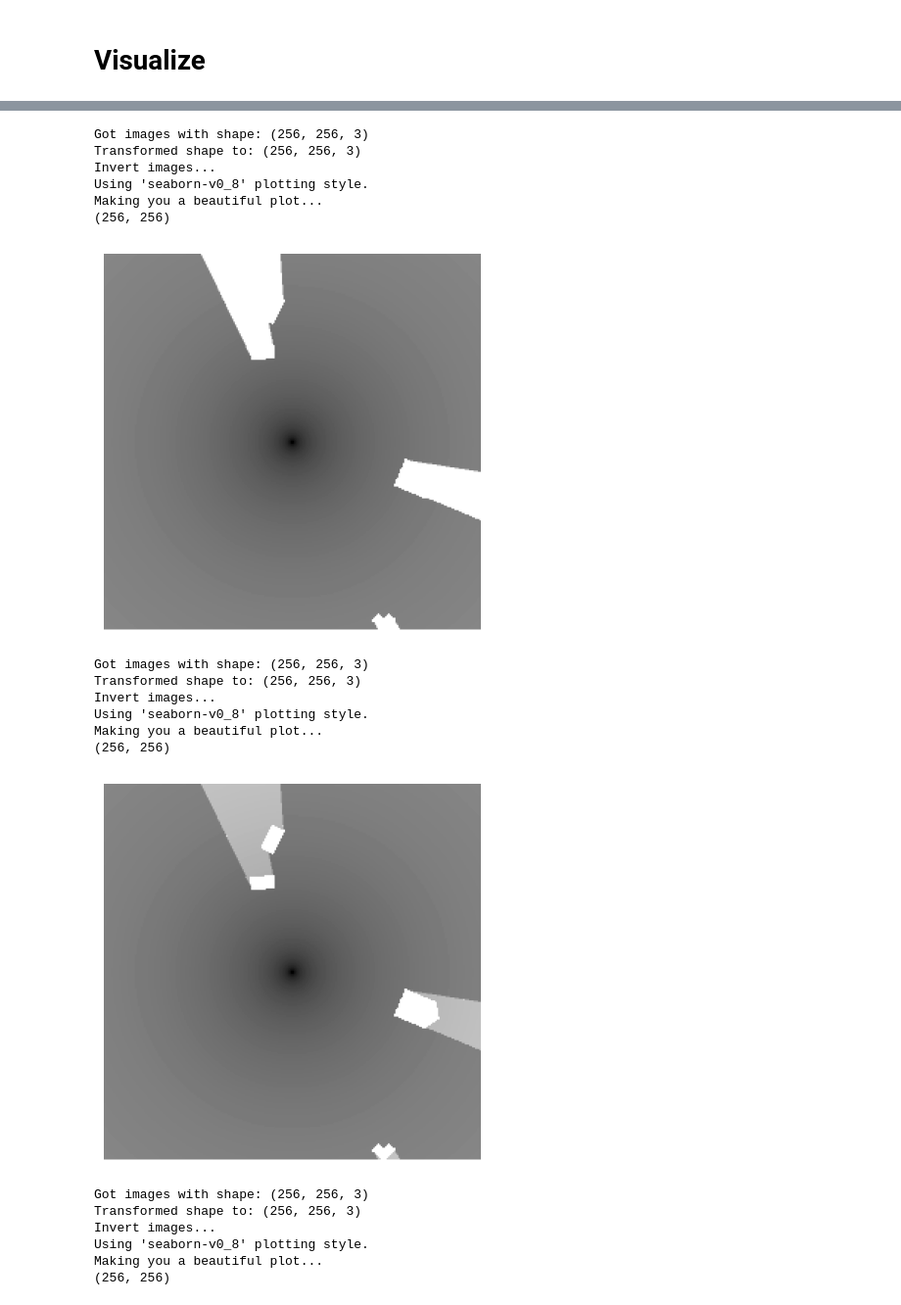
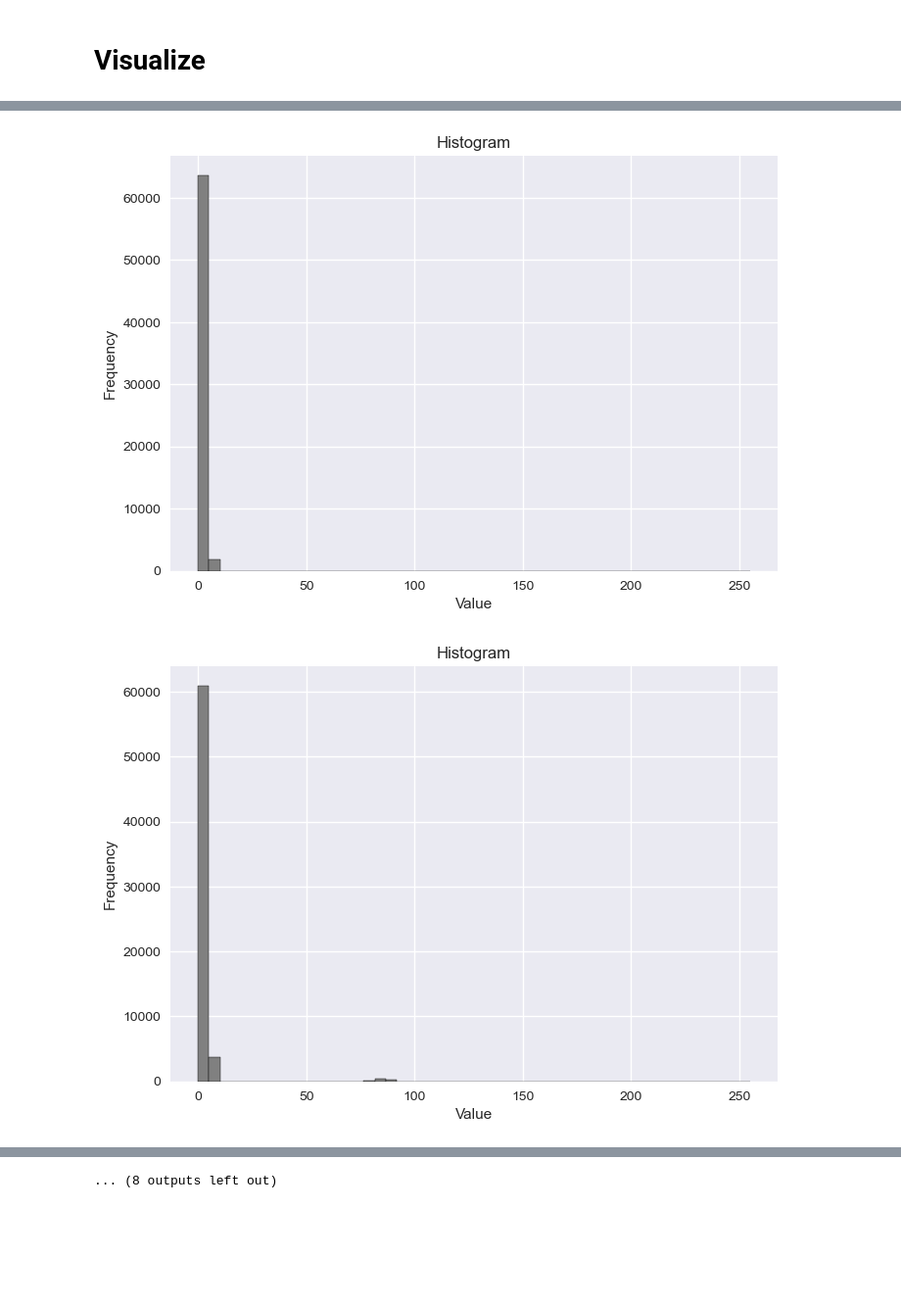
Before and after one commit to xXAI-botXx/Master-Exam, a Jupyter notebook: src/visualize.ipynb, the cells around one changed output, grey strips where cells are left out. Shown at 98% size. Saved outputs shown, nothing was run; the diff lists cells and outputs as text; code cells hidden in the pictures; blank space fills up the shorter version.

```diff
--- a/src/visualize.ipynb
+++ b/src/visualize.ipynb
@@ -186,7 +188,17 @@ Making you a beautiful plot...
+# %%
+for image in images:
+    binary_img = (image > 0).astype(np.uint8) * 255
+    plt.imshow(binary_img, cmap='binary')
+    plt.axis("off")
+    plt.show()
 # %%
 for image in images:
-    imshow(image, title=None, image_width=5, axis=False,
-            color_space="gray", cmap="binary",  cols=1, save_to=None,
-            hspace=0.01, wspace=0.01,
-            use_original_sytle=False, invert=True)
+    bin_counts = plt.hist(x=image.flatten(), bins=50, color='gray', edgecolor='black', range=(0, 255))
+    plt.title("Histogram")
+    plt.xlabel("Value")
+    plt.ylabel("Frequency")
+    plt.grid(True)
+    plt.show()
 # %% [output]
+[figure, new version]
+[figure, new version]
@@ -193,20 +215 @@ for image in images:
-Got images with shape: (256, 256, 3)
-Transformed shape to: (256, 256, 3)
-Invert images...
-Using 'seaborn-v0_8' plotting style.
-Making you a beautiful plot...
-(256, 256)
+... (8 outputs left out)
-[figure, old version]
-Got images with shape: (256, 256, 3)
-Transformed shape to: (256, 256, 3)
-Invert images...
-Using 'seaborn-v0_8' plotting style.
-Making you a beautiful plot...
-(256, 256)
-[figure, old version]
-Got images with shape: (256, 256, 3)
-Transformed shape to: (256, 256, 3)
-Invert images...
-Using 'seaborn-v0_8' plotting style.
-Making you a beautiful plot...
-(256, 256)
```
Also changed, not shown: parts of 4 cells of this notebook, 1 other file.
